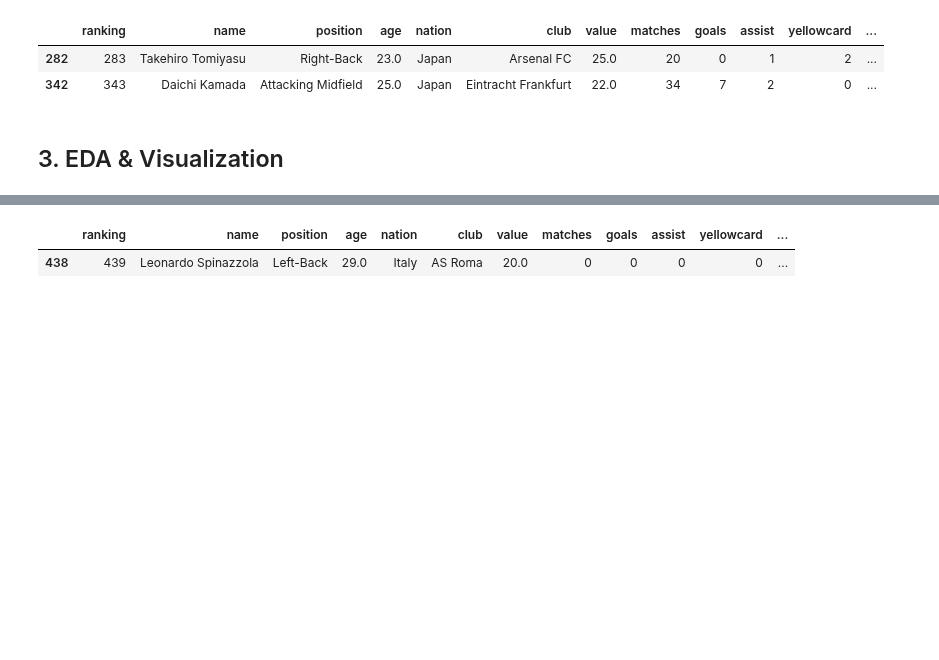
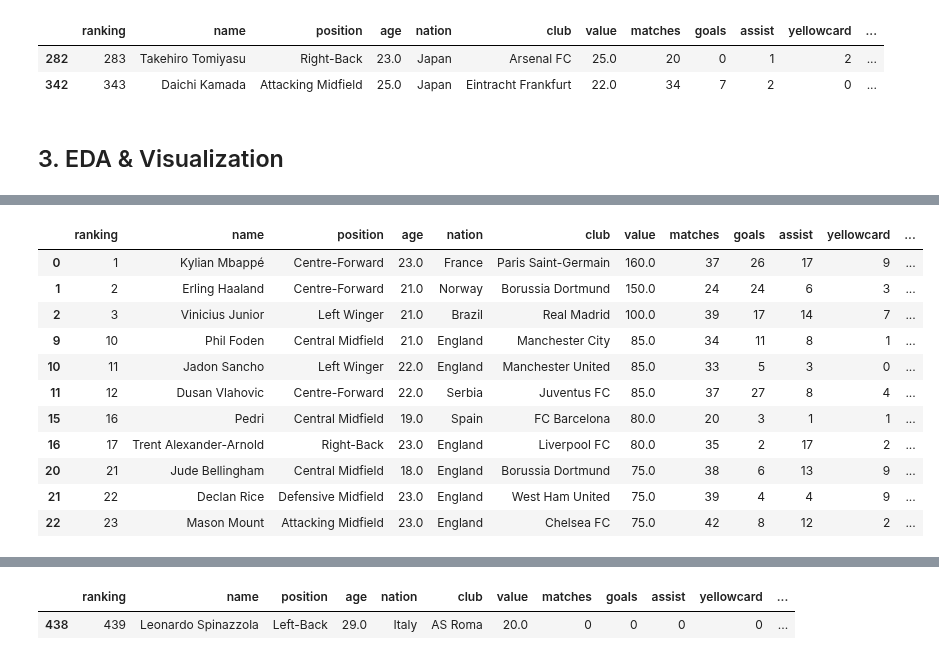
Before and after one commit to obilige/justone, a Jupyter notebook: FP_value/Football_Player.ipynb, the cells around one changed output, grey strips where cells are left out. Drawn from its saved outputs; the diff is of its cells as text; code cells hidden in the pictures; blank space fills up the shorter version.

```diff
--- a/FP_value/Football_Player.ipynb
+++ b/FP_value/Football_Player.ipynb
@@ -583,0 +610,15 @@ data[data['nation'] == 'Japan']
+# %%
+youth
+# %% [output]
+|  | ranking | name | position | age | nation | club | value | matches | goals | assist | yellowcard | ... |
+| 0 | 1 | Kylian Mbappé | Centre-Forward | 23.0 | France | Paris Saint-Germain | 160.0 | 37 | 26 | 17 | 9 | ... |
+| 1 | 2 | Erling Haaland | Centre-Forward | 21.0 | Norway | Borussia Dortmund | 150.0 | 24 | 24 | 6 | 3 | ... |
+| 2 | 3 | Vinicius Junior | Left Winger | 21.0 | Brazil | Real Madrid | 100.0 | 39 | 17 | 14 | 7 | ... |
+| 9 | 10 | Phil Foden | Central Midfield | 21.0 | England | Manchester City | 85.0 | 34 | 11 | 8 | 1 | ... |
+| 10 | 11 | Jadon Sancho | Left Winger | 22.0 | England | Manchester United | 85.0 | 33 | 5 | 3 | 0 | ... |
+| 11 | 12 | Dusan Vlahovic | Centre-Forward | 22.0 | Serbia | Juventus FC | 85.0 | 37 | 27 | 8 | 4 | ... |
+| 15 | 16 | Pedri | Central Midfield | 19.0 | Spain | FC Barcelona | 80.0 | 20 | 3 | 1 | 1 | ... |
+| 16 | 17 | Trent Alexander-Arnold | Right-Back | 23.0 | England | Liverpool FC | 80.0 | 35 | 2 | 17 | 2 | ... |
+| 20 | 21 | Jude Bellingham | Central Midfield | 18.0 | England | Borussia Dortmund | 75.0 | 38 | 6 | 13 | 9 | ... |
+| 21 | 22 | Declan Rice | Defensive Midfield | 23.0 | England | West Ham United | 75.0 | 39 | 4 | 4 | 9 | ... |
+| 22 | 23 | Mason Mount | Attacking Midfield | 23.0 | England | Chelsea FC | 75.0 | 42 | 8 | 12 | 2 | ... |
```
Also changed, not shown: parts of 5 cells of this notebook, 5 other files.
